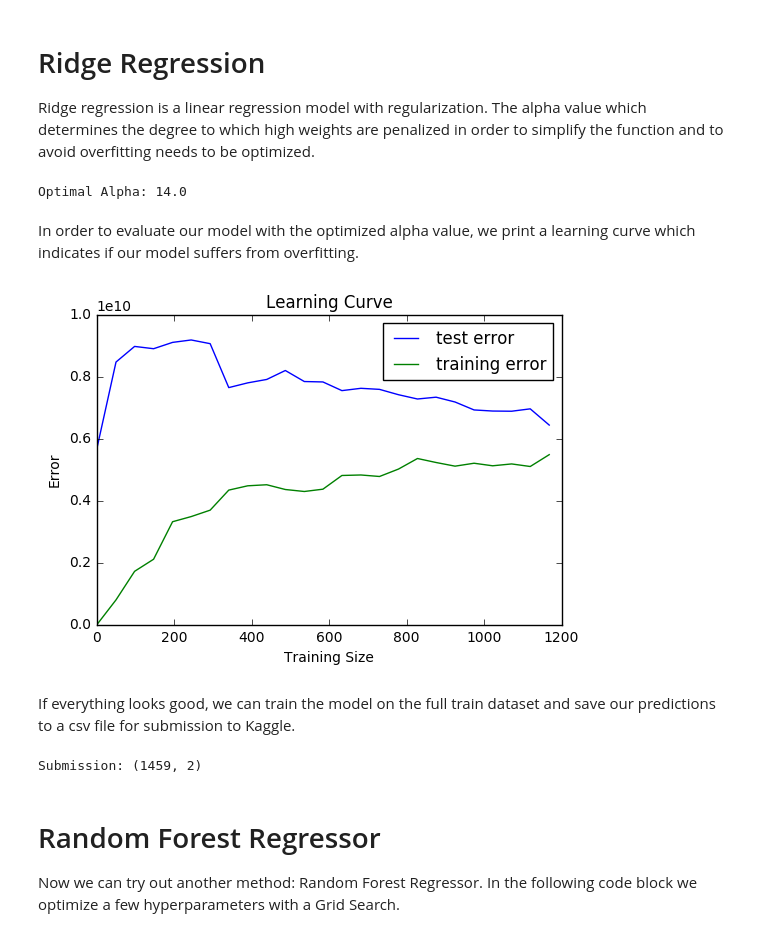
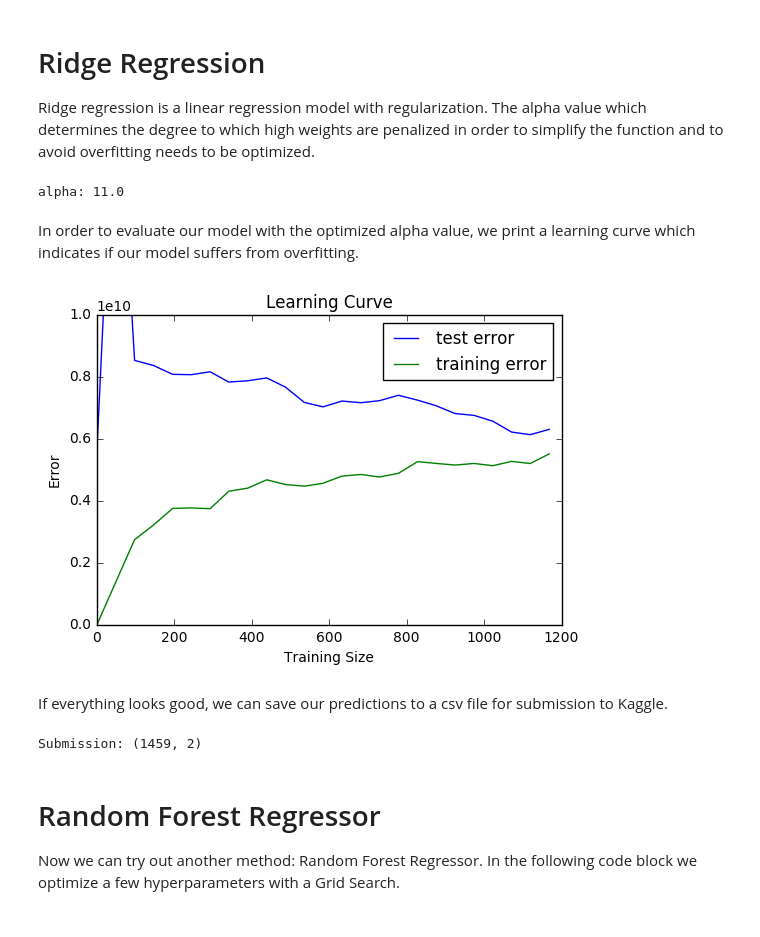
Before and after one commit to nicolasschabram/VSE, a Jupyter notebook: playground/Nicolas/Nicolas.ipynb, the cells around one changed output. Cells and saved outputs as stored; diff of their text form; code cells hidden in the pictures.

```diff
--- a/playground/Nicolas/Nicolas.ipynb
+++ b/playground/Nicolas/Nicolas.ipynb
@@ -328,66 +329,41 @@ Submission: (1459, 2)
 # %% [markdown]
 # Ridge Regression
 Ridge regression is a linear regression model with regularization. The alpha value which determines the degree to which high weights are penalized in order to simplify the function and to avoid overfitting needs to be optimized.
-# %%
-# Create a list of alpha values to be evaluated.
-alphas = [0.01, 0.02, 0.04, 0.08, 0.16, 0.32, 0.64, 1.28, 2.56, 5.12, 10,
-          11, 12, 13, 14, 15, 16, 17, 18, 19, 20, 30, 40, 50, 60, 70, 80,
-          90, 100]
-
-# Create empty array that we will later fill with our alpha values and
-# their corresponding squared errors on the validation set.
-mean_squared_errors = np.zeros((len(alphas), 2))
-
-# Itereate over the list of alpha values.
-for i, alph in enumerate(alphas):
-    # Initialize a new Ridge regression model with the alpha value.
-    ridge_regression_model = Ridge(alpha=alph)
-
-    # Train the model on the 80% train data set.
-    ridge_regression_model.fit(train_frac[features],
-                               train_frac[TARGET_VAR[0]])
-
-    # Predict the values for the validation set.
-    predictions = ridge_regression_model.predict(validation[features])
-
-    # Compute the mean squared error.
-    error = mean_squared_error(predictions, validation[TARGET_VAR[0]])
-
-    # Save the alpha value and its resulting mean squared error into
-    # the array we created before.
-    mean_squared_errors[i] = [alph, error]
-
-# Retrieve and print the alpha value which resulted in the lowest mean
-# squared error.
-alph = mean_squared_errors[np.argmin(mean_squared_errors, axis=0)[1]][0]
-print 'Optimal Alpha: %s' % alph
-# %% [output]
-Optimal Alpha: 14.0
+# %%
+# This list contains all the different values we want to test with
+# our hyperparameter alpha.
+alphas = [0.01, 0.02, 0.04, 0.08, 0.16, 0.32, 0.64, 1.28, 2.56, 5.12,
+          10, 11, 12, 13, 14, 15, 16, 17, 18, 19, 20, 30, 40, 50, 60,
+          70, 80, 90, 100]
+
+# Train a new Ridge regression model on the 100% train data while
+# trying different values for alpha.
+ridge_regression_model = RidgeCV(alphas=alphas)
+ridge_regression_model.fit(train[features], train[TARGET_VAR[0]])
+
+# Save optimal value for alpha in a variable for later use.
+alpha = ridge_regression_model.alpha_
+print 'alpha:', alpha
+# %% [output]
+alpha: 11.0
 # %% [markdown]
 In order to evaluate our model with the optimized alpha value, we print a learning curve which indicates if our model suffers from overfitting.
 # %%
 learning_curve(train_frac[features],
                train_frac[TARGET_VAR[0]],
                validation[features],
                validation[TARGET_VAR[0]],
-               Ridge(alpha=alph),
+               Ridge(alpha=alpha),
                [0, 10000000000])
 # %% [output]
-[figure, old version]
+[figure, new version]
 # %% [markdown]
-If everything looks good, we can train the model on the full train dataset and save our predictions to a csv file for submission to Kaggle.
+If everything looks good, we can save our predictions to a csv file for submission to Kaggle.
-# %%
-# Train a new Ridge regression model on the 100% train data using the
-# optimized alpha value and predict the housing prices for the Kaggle
-# test set.
-ridge_regression_model = Ridge(alpha=alph)
-ridge_regression_model.fit(train[features], train[TARGET_VAR[0]])
-predictions = ridge_regression_model.predict(test_kaggle[features])
-
-# Export the predictions to a csv file for submission.
-export_csv(predictions, 'ridge_regression')
-# %% [output]
-Submission: (1459, 2)
+# %%
+predictions = ridge_regression_model.predict(test_kaggle[features])
+export_csv(predictions, 'ridge_regression')
+# %% [output]
+Submission: (1459, 2)
 # %% [markdown]
 # Random Forest Regressor
 Now we can try out another method: Random Forest Regressor. In the following code block we optimize a few hyperparameters with a Grid Search.
```
Also changed, not shown: parts of 13 cells of this notebook.
